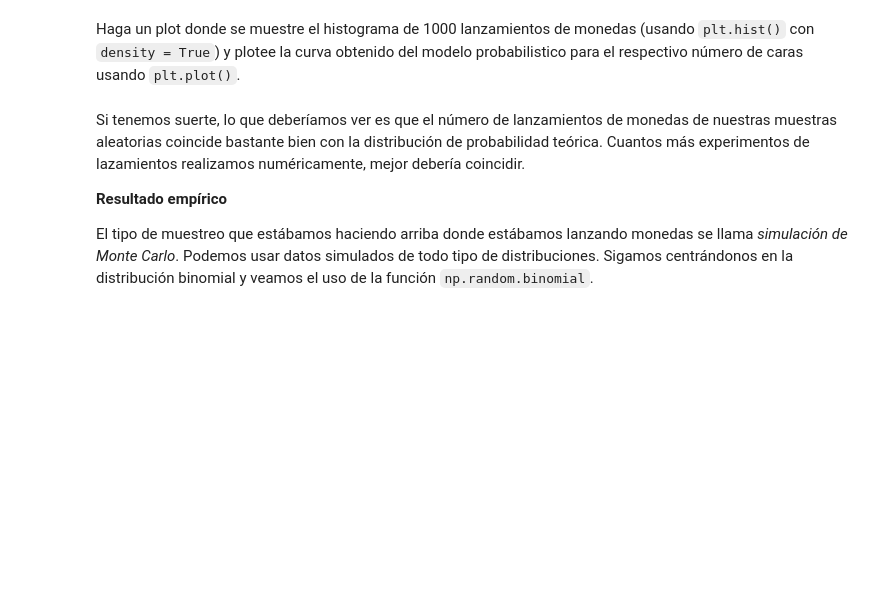
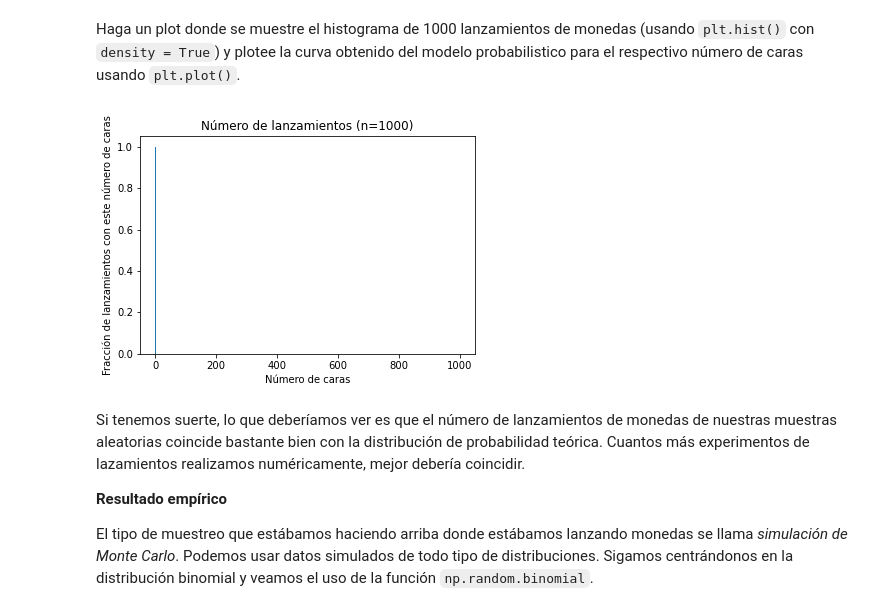
Before and after one commit to Pablolog42/2021-CD2201, a Jupyter notebook: Semana5/Actividad_Semana_05/Actividad_Clase_05.ipynb, the cells around one changed output. Drawn from its saved outputs; the diff is of its cells as text; code cells hidden in the pictures; blank space fills up the shorter version.

```diff
--- a/Semana5/Actividad_Semana_05/Actividad_Clase_05.ipynb
+++ b/Semana5/Actividad_Semana_05/Actividad_Clase_05.ipynb
@@ -126,13 +172,30 @@ probabilities
 # %% [markdown]
 Haga un plot donde se muestre el histograma de 1000 lanzamientos de monedas (usando ``plt.hist()`` con ``density = True``) y plotee la curva obtenido del modelo probabilistico para el respectivo número de caras usando ``plt.plot()``.
 # %%
-plt.hist()
+prob_heads = 0.5
+n_flips = 1000
+probabilities = []
+
+head_numbers = np.arange(0,1001)
+
+for head_number in head_numbers:
+    prob = binomial_probability(head_number,prob_heads,n_flips)
+    probabilities.append(prob)
+
+
+# plt.plot(probabilities)
+plt.hist(probabilities,bins=head_numbers,density = True)
 plt.plot()
+
 
 plt.xlabel('Número de caras') # add labels
 plt.ylabel('Fracción de lanzamientos con este número de caras')
 
 plt.title('Número de lanzamientos (n=1000)');
+
+plt.show()
+# %% [output]
+[figure, added]
 # %% [markdown]
 Si tenemos suerte, lo que deberíamos ver es que el número de lanzamientos de monedas de nuestras muestras aleatorias coincide bastante bien con la distribución de probabilidad teórica. Cuantos más experimentos de lazamientos realizamos numéricamente, mejor debería coincidir.
 
```
Also changed, not shown: parts of 33 cells of this notebook, 1 other file.
